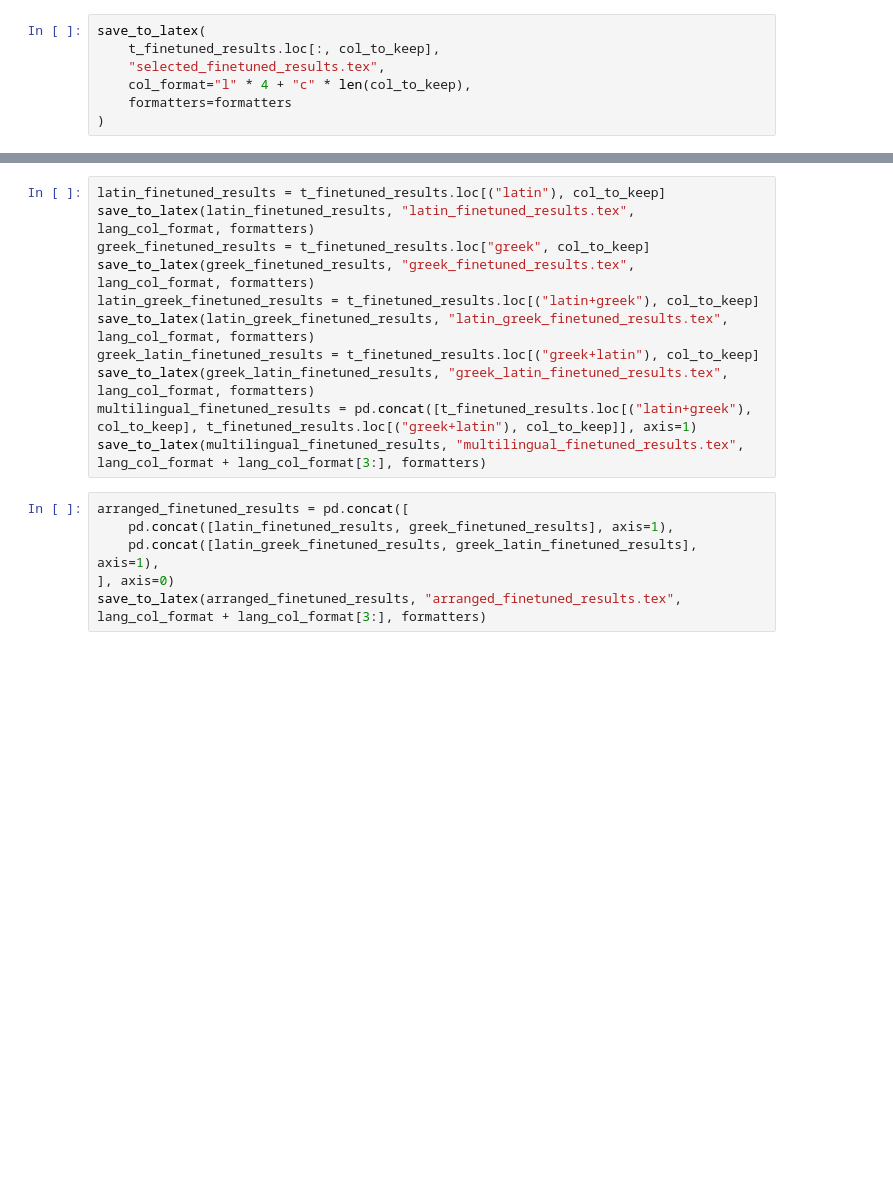
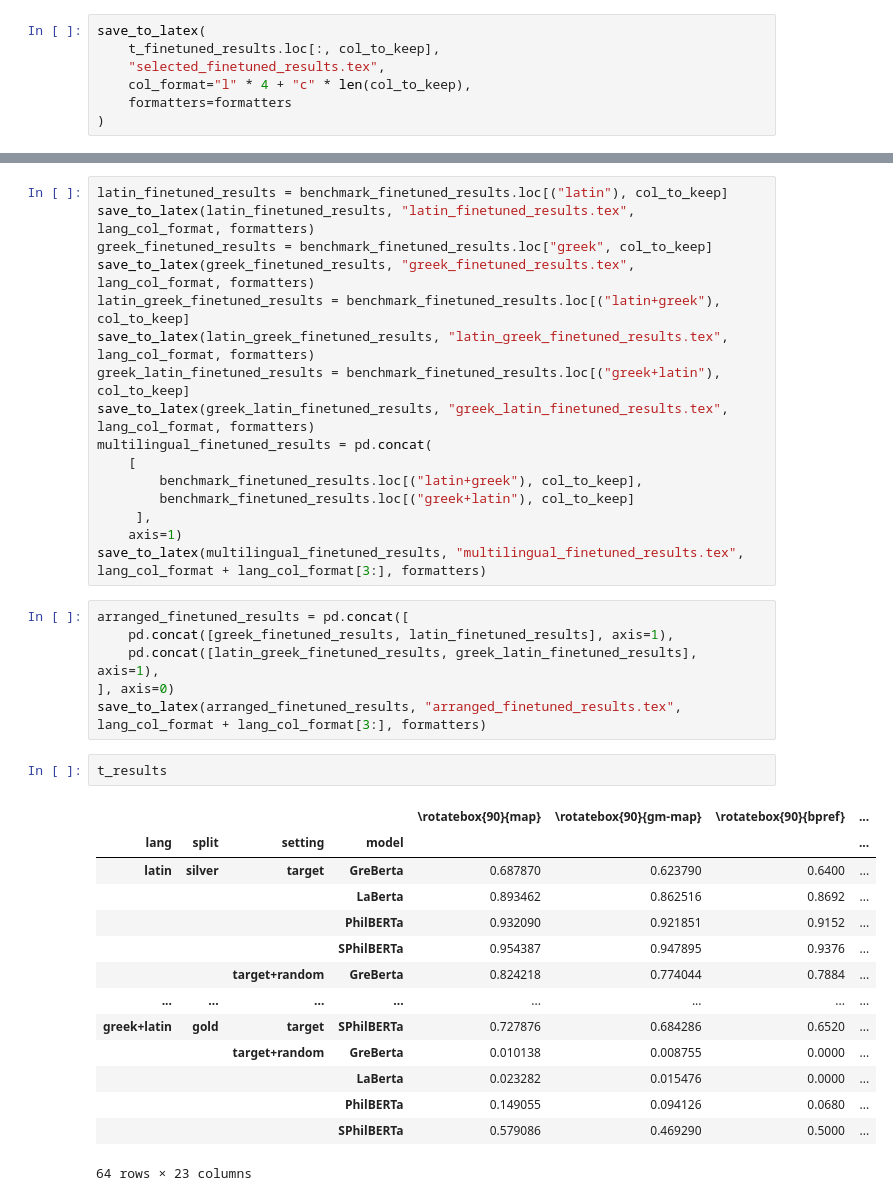
Before and after one commit to Theehawau/index_encoders_eval_itserr, a Jupyter notebook: plots.ipynb, the cells around one changed output, grey strips where cells are left out. Saved outputs shown, nothing was run; the diff lists cells and outputs as text; blank space fills up the shorter version.

```diff
--- a/plots.ipynb
+++ b/plots.ipynb
@@ -98,17 +158,39 @@ save_to_latex(
 # %%
-latin_finetuned_results = t_finetuned_results.loc[("latin"), col_to_keep]
+latin_finetuned_results = benchmark_finetuned_results.loc[("latin"), col_to_keep]
 save_to_latex(latin_finetuned_results, "latin_finetuned_results.tex", lang_col_format, formatters)
-greek_finetuned_results = t_finetuned_results.loc["greek", col_to_keep]
+greek_finetuned_results = benchmark_finetuned_results.loc["greek", col_to_keep]
 save_to_latex(greek_finetuned_results, "greek_finetuned_results.tex", lang_col_format, formatters)
-latin_greek_finetuned_results = t_finetuned_results.loc[("latin+greek"), col_to_keep]
+latin_greek_finetuned_results = benchmark_finetuned_results.loc[("latin+greek"), col_to_keep]
 save_to_latex(latin_greek_finetuned_results, "latin_greek_finetuned_results.tex", lang_col_format, formatters)
-greek_latin_finetuned_results = t_finetuned_results.loc[("greek+latin"), col_to_keep]
+greek_latin_finetuned_results = benchmark_finetuned_results.loc[("greek+latin"), col_to_keep]
 save_to_latex(greek_latin_finetuned_results, "greek_latin_finetuned_results.tex", lang_col_format, formatters)
-multilingual_finetuned_results = pd.concat([t_finetuned_results.loc[("latin+greek"), col_to_keep], t_finetuned_results.loc[("greek+latin"), col_to_keep]], axis=1)
+multilingual_finetuned_results = pd.concat(
+    [
+        benchmark_finetuned_results.loc[("latin+greek"), col_to_keep],
+        benchmark_finetuned_results.loc[("greek+latin"), col_to_keep]
+     ],
+    axis=1)
 save_to_latex(multilingual_finetuned_results, "multilingual_finetuned_results.tex", lang_col_format + lang_col_format[3:], formatters)
 # %%
 arranged_finetuned_results = pd.concat([
-    pd.concat([latin_finetuned_results, greek_finetuned_results], axis=1),
+    pd.concat([greek_finetuned_results, latin_finetuned_results], axis=1),
     pd.concat([latin_greek_finetuned_results, greek_latin_finetuned_results], axis=1),
 ], axis=0)
 save_to_latex(arranged_finetuned_results, "arranged_finetuned_results.tex", lang_col_format + lang_col_format[3:], formatters)
+# %%
+t_results
+# %% [output]
+|  |  |  |  | \rotatebox{90}{map} | \rotatebox{90}{gm-map} | \rotatebox{90}{bpref} | ... |
+| lang | split | setting | model |  |  |  | ... |
+| latin | silver | target | GreBerta | 0.687870 | 0.623790 | 0.6400 | ... |
+|  |  |  | LaBerta | 0.893462 | 0.862516 | 0.8692 | ... |
+|  |  |  | PhilBERTa | 0.932090 | 0.921851 | 0.9152 | ... |
+|  |  |  | SPhilBERTa | 0.954387 | 0.947895 | 0.9376 | ... |
+|  |  | target+random | GreBerta | 0.824218 | 0.774044 | 0.7884 | ... |
+| ... | ... | ... | ... | ... | ... | ... | ... |
+| greek+latin | gold | target | SPhilBERTa | 0.727876 | 0.684286 | 0.6520 | ... |
+|  |  | target+random | GreBerta | 0.010138 | 0.008755 | 0.0000 | ... |
+|  |  |  | LaBerta | 0.023282 | 0.015476 | 0.0000 | ... |
+|  |  |  | PhilBERTa | 0.149055 | 0.094126 | 0.0680 | ... |
+|  |  |  | SPhilBERTa | 0.579086 | 0.469290 | 0.5000 | ... |
+64 rows × 23 columns
```
Also changed, not shown: parts of 6 cells of this notebook, 1 other file.
